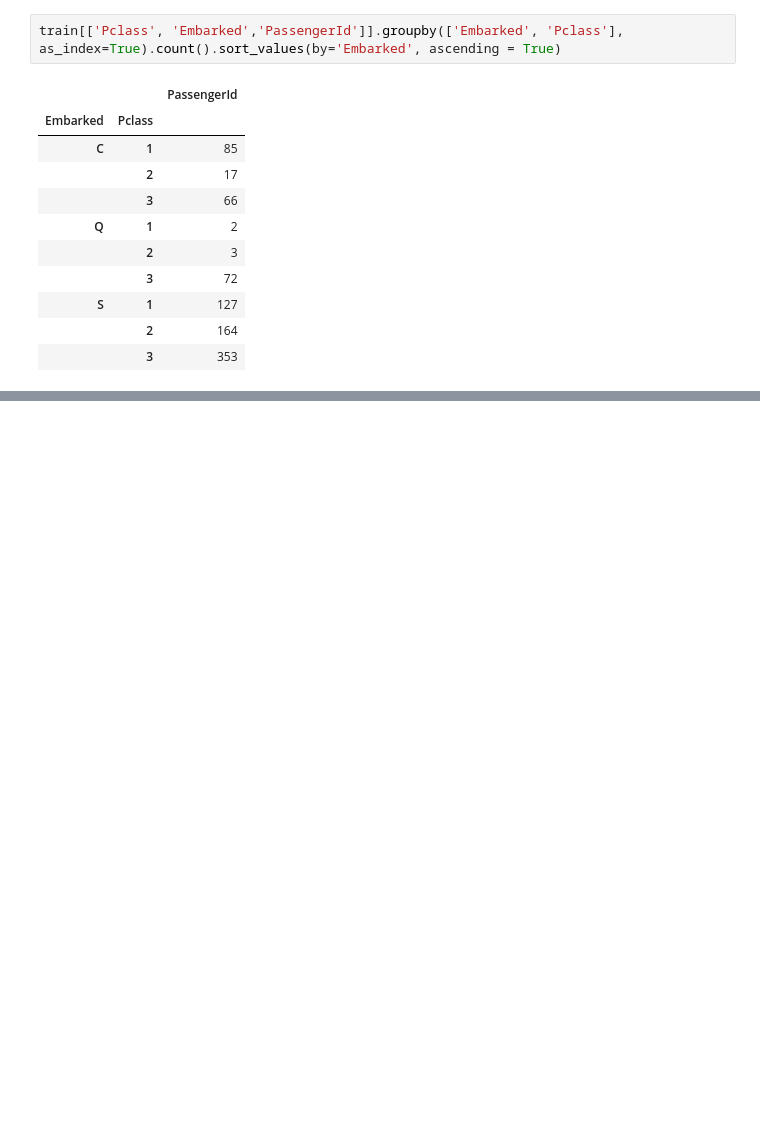
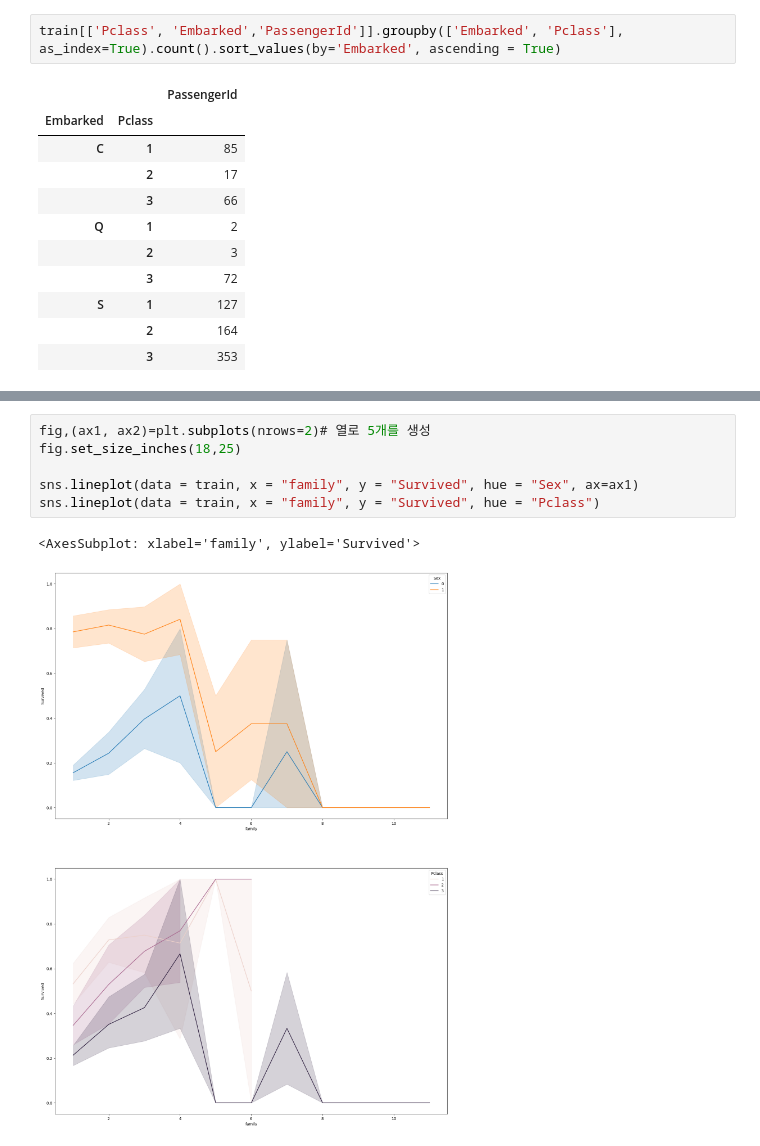
Before and after one commit to kbs1027/Kaggle, a Jupyter notebook: titanic/titanic.ipynb, the cells around one changed output, grey strips where cells are left out. Saved outputs shown, nothing was run; the diff lists cells and outputs as text; blank space fills up the shorter version.

```diff
--- a/titanic/titanic.ipynb
+++ b/titanic/titanic.ipynb
@@ -258,0 +284,9 @@ TypeError: string indices must be integers
+# %%
+fig,(ax1, ax2)=plt.subplots(nrows=2)# 열로 5개를 생성
+fig.set_size_inches(18,25)
+
+sns.lineplot(data = train, x = "family", y = "Survived", hue = "Sex", ax=ax1)
+sns.lineplot(data = train, x = "family", y = "Survived", hue = "Pclass")
+# %% [output]
+<AxesSubplot: xlabel='family', ylabel='Survived'>
+[figure, added]
```
Also changed, not shown: parts of 2 cells of this notebook, 8 other files.
